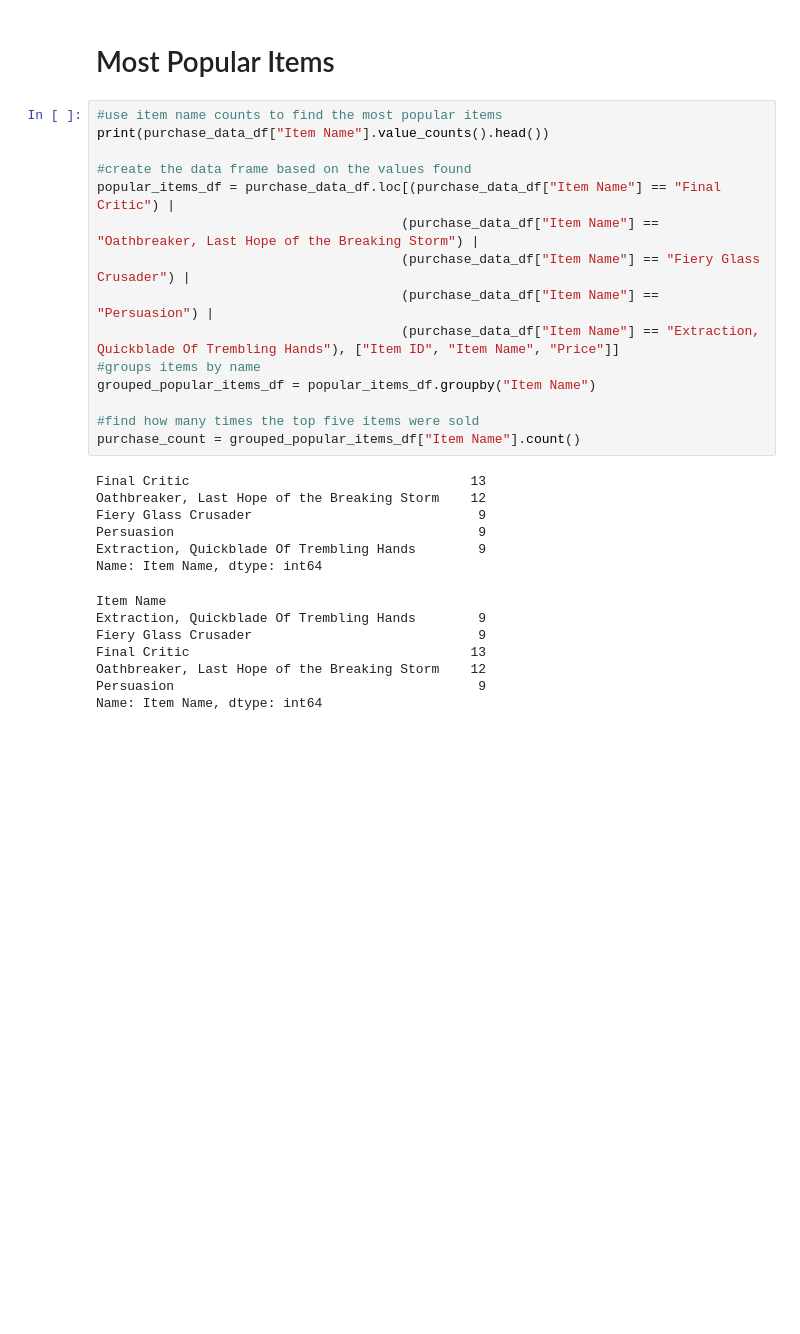
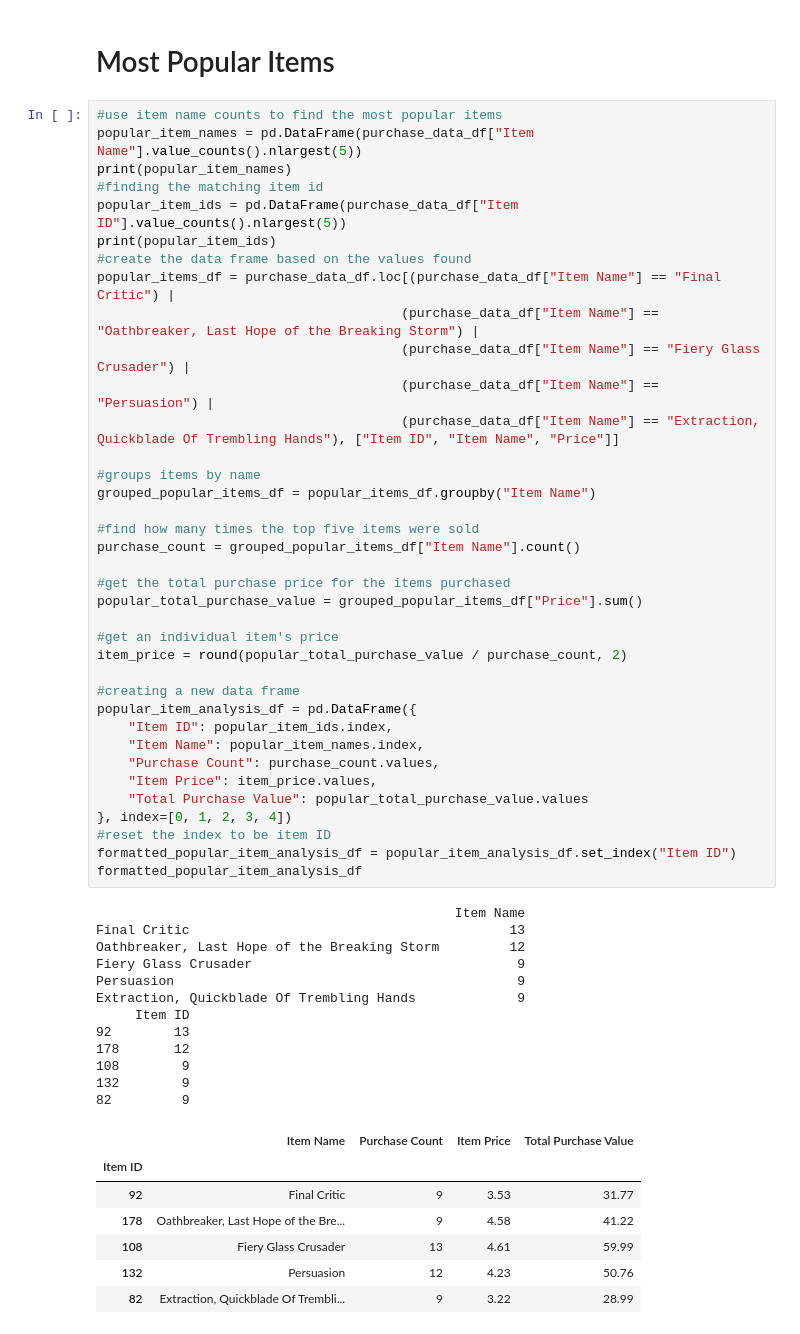
Before and after one commit to zarzarbinks0702/pandas-challenge, a Jupyter notebook: HeroesOfPymoli/main.ipynb, the cells around one changed output. Saved outputs shown, nothing was run; the diff lists cells and outputs as text; blank space fills up the shorter version.

```diff
--- a/HeroesOfPymoli/main.ipynb
+++ b/HeroesOfPymoli/main.ipynb
@@ -339,30 +342,58 @@ Name: Price, dtype: float64
 # Most Popular Items
 # %%
 #use item name counts to find the most popular items
-print(purchase_data_df["Item Name"].value_counts().head())
-
+popular_item_names = pd.DataFrame(purchase_data_df["Item Name"].value_counts().nlargest(5))
+print(popular_item_names)
+#finding the matching item id
+popular_item_ids = pd.DataFrame(purchase_data_df["Item ID"].value_counts().nlargest(5))
+print(popular_item_ids)
 #create the data frame based on the values found
 popular_items_df = purchase_data_df.loc[(purchase_data_df["Item Name"] == "Final Critic") |
                                        (purchase_data_df["Item Name"] == "Oathbreaker, Last Hope of the Breaking Storm") |
                                        (purchase_data_df["Item Name"] == "Fiery Glass Crusader") |
                                        (purchase_data_df["Item Name"] == "Persuasion") |
                                        (purchase_data_df["Item Name"] == "Extraction, Quickblade Of Trembling Hands"), ["Item ID", "Item Name", "Price"]]
+
 #groups items by name
 grouped_popular_items_df = popular_items_df.groupby("Item Name")
 
 #find how many times the top five items were sold
 purchase_count = grouped_popular_items_df["Item Name"].count()
+
+#get the total purchase price for the items purchased
+popular_total_purchase_value = grouped_popular_items_df["Price"].sum()
+
+#get an individual item's price
+item_price = round(popular_total_purchase_value / purchase_count, 2)
+
+#creating a new data frame
+popular_item_analysis_df = pd.DataFrame({
+    "Item ID": popular_item_ids.index,
+    "Item Name": popular_item_names.index,
+    "Purchase Count": purchase_count.values,
+    "Item Price": item_price.values,
+    "Total Purchase Value": popular_total_purchase_value.values
+}, index=[0, 1, 2, 3, 4])
+#reset the index to be item ID
+formatted_popular_item_analysis_df = popular_item_analysis_df.set_index("Item ID")
+formatted_popular_item_analysis_df
 # %% [output]
-Final Critic                                    13
-Oathbreaker, Last Hope of the Breaking Storm    12
-Fiery Glass Crusader                             9
-Persuasion                                       9
-Extraction, Quickblade Of Trembling Hands        9
-Name: Item Name, dtype: int64
+                                              Item Name
+Final Critic                                         13
+Oathbreaker, Last Hope of the Breaking Storm         12
+Fiery Glass Crusader                                  9
+Persuasion                                            9
+Extraction, Quickblade Of Trembling Hands             9
+     Item ID
+92        13
+178       12
+108        9
+132        9
+82         9
-Item Name
-Extraction, Quickblade Of Trembling Hands        9
-Fiery Glass Crusader                             9
-Final Critic                                    13
-Oathbreaker, Last Hope of the Breaking Storm    12
-Persuasion                                       9
-Name: Item Name, dtype: int64
+|  | Item Name | Purchase Count | Item Price | Total Purchase Value |
+| Item ID |  |  |  |  |
+| 92 | Final Critic | 9 | 3.53 | 31.77 |
+| 178 | Oathbreaker, Last Hope of the Bre... | 9 | 4.58 | 41.22 |
+| 108 | Fiery Glass Crusader | 13 | 4.61 | 59.99 |
+| 132 | Persuasion | 12 | 4.23 | 50.76 |
+| 82 | Extraction, Quickblade Of Trembli... | 9 | 3.22 | 28.99 |
```
Also changed, not shown: parts of 1 cell of this notebook.
